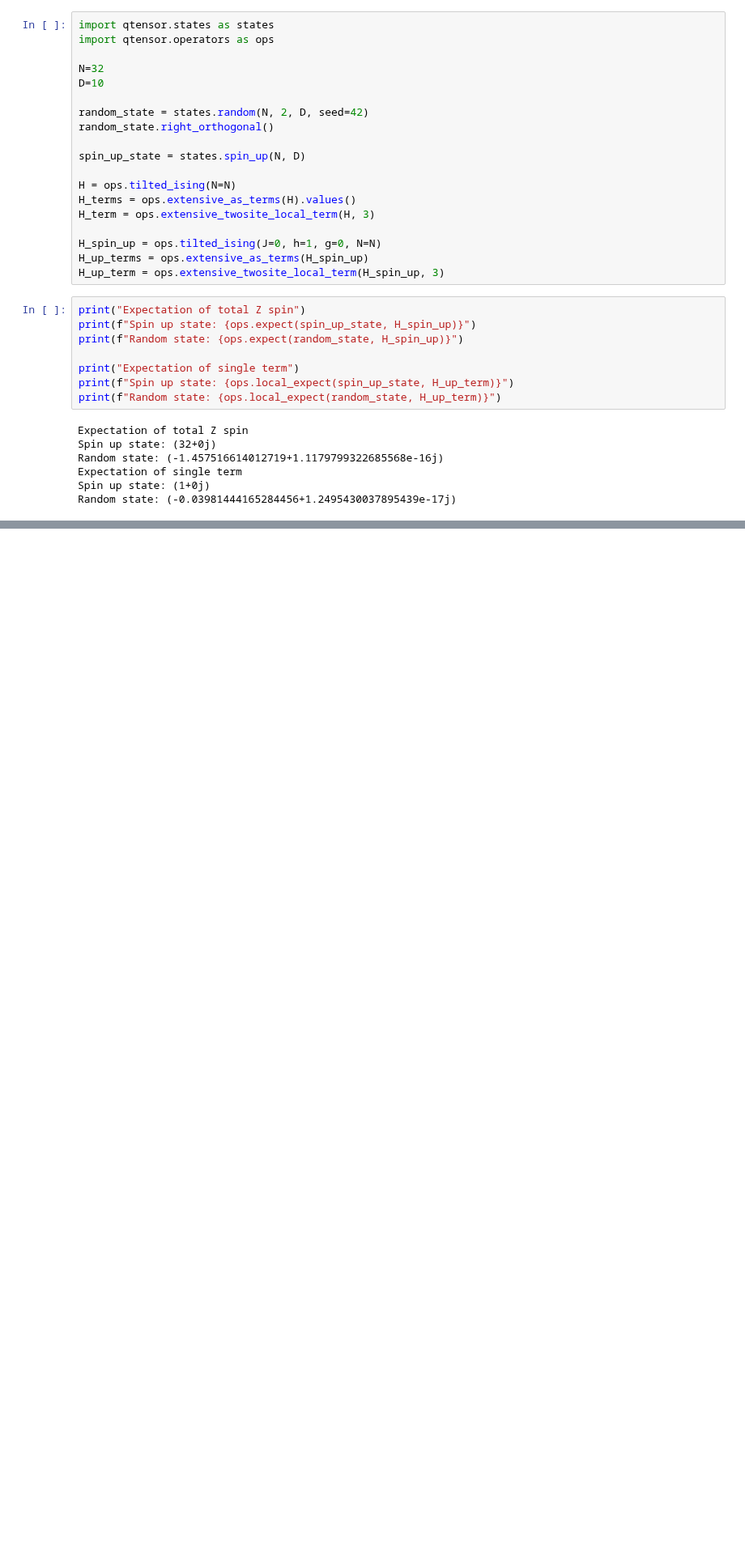
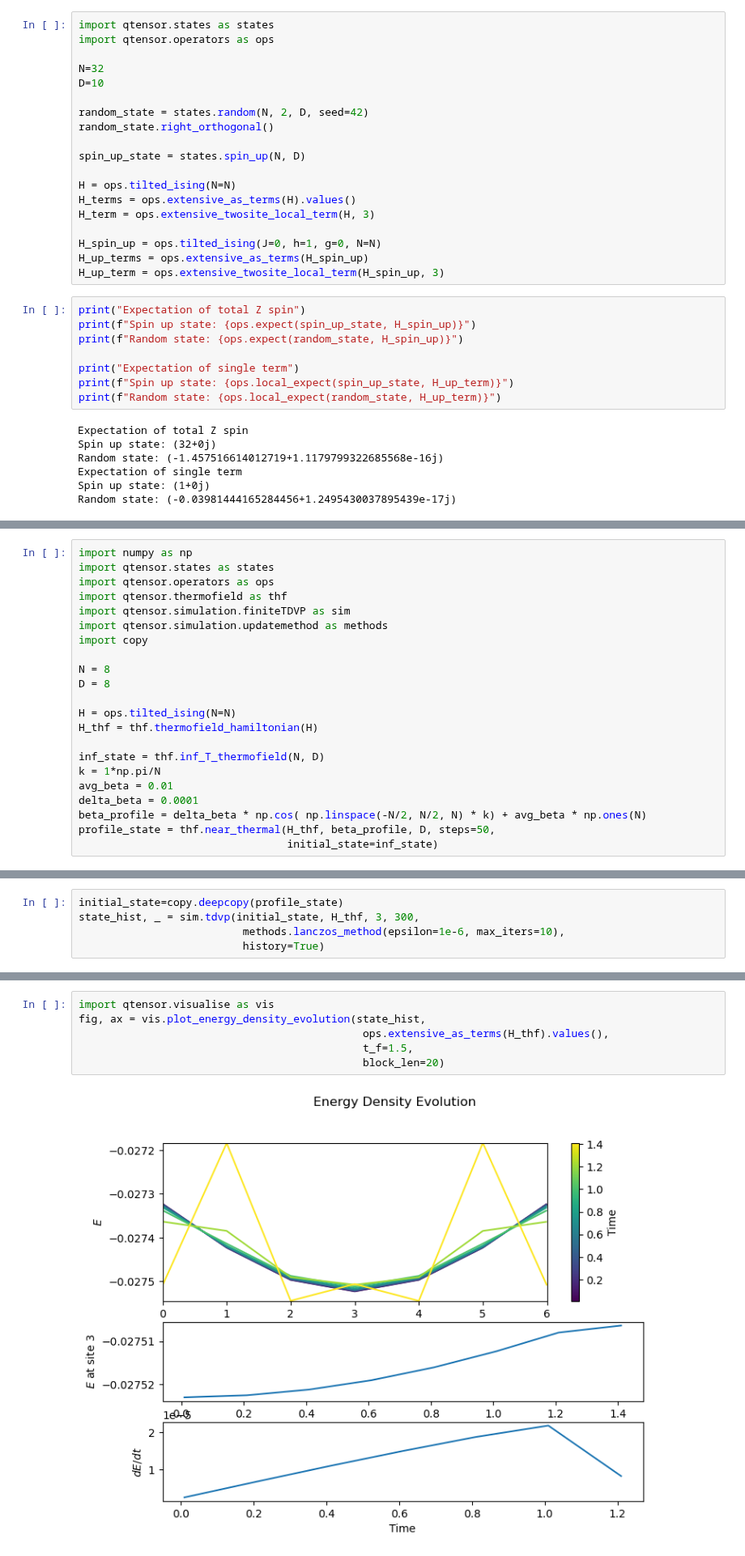
Before and after one commit to OscarCharlieST/quantum-tensor, a Jupyter notebook: active.ipynb, the cells around one changed output, grey strips where cells are left out. Shown at 81% size. Drawn from its saved outputs; the diff is of its cells as text; blank space fills up the shorter version.

```diff
--- a/active.ipynb
+++ b/active.ipynb
@@ -80,0 +105,22 @@ vis.plot_energy_density_evolution(state_hist, ops.extensive_as_terms(H_z).values
+# %%
+import numpy as np
+import qtensor.states as states
+import qtensor.operators as ops
+import qtensor.thermofield as thf
+import qtensor.simulation.finiteTDVP as sim
+import qtensor.simulation.updatemethod as methods
+import copy
+
+N = 8
+D = 8
+
+H = ops.tilted_ising(N=N)
+H_thf = thf.thermofield_hamiltonian(H)
+
+inf_state = thf.inf_T_thermofield(N, D)
+k = 1*np.pi/N
+avg_beta = 0.01
+delta_beta = 0.0001
+beta_profile = delta_beta * np.cos( np.linspace(-N/2, N/2, N) * k) + avg_beta * np.ones(N)
+profile_state = thf.near_thermal(H_thf, beta_profile, D, steps=50,
+                                 initial_state=inf_state)
@@ -80,0 +129,5 @@ vis.plot_energy_density_evolution(state_hist, ops.extensive_as_terms(H_z).values
+# %%
+initial_state=copy.deepcopy(profile_state)
+state_hist, _ = sim.tdvp(initial_state, H_thf, 3, 300,
+                          methods.lanczos_method(epsilon=1e-6, max_iters=10),
+                          history=True)
@@ -80,0 +136,8 @@ vis.plot_energy_density_evolution(state_hist, ops.extensive_as_terms(H_z).values
+# %%
+import qtensor.visualise as vis
+fig, ax = vis.plot_energy_density_evolution(state_hist,
+                                             ops.extensive_as_terms(H_thf).values(),
+                                             t_f=1.5,
+                                             block_len=20)
+# %% [output]
+[figure, added]
```
Also changed, not shown: parts of 10 cells of this notebook, 1 other file.
